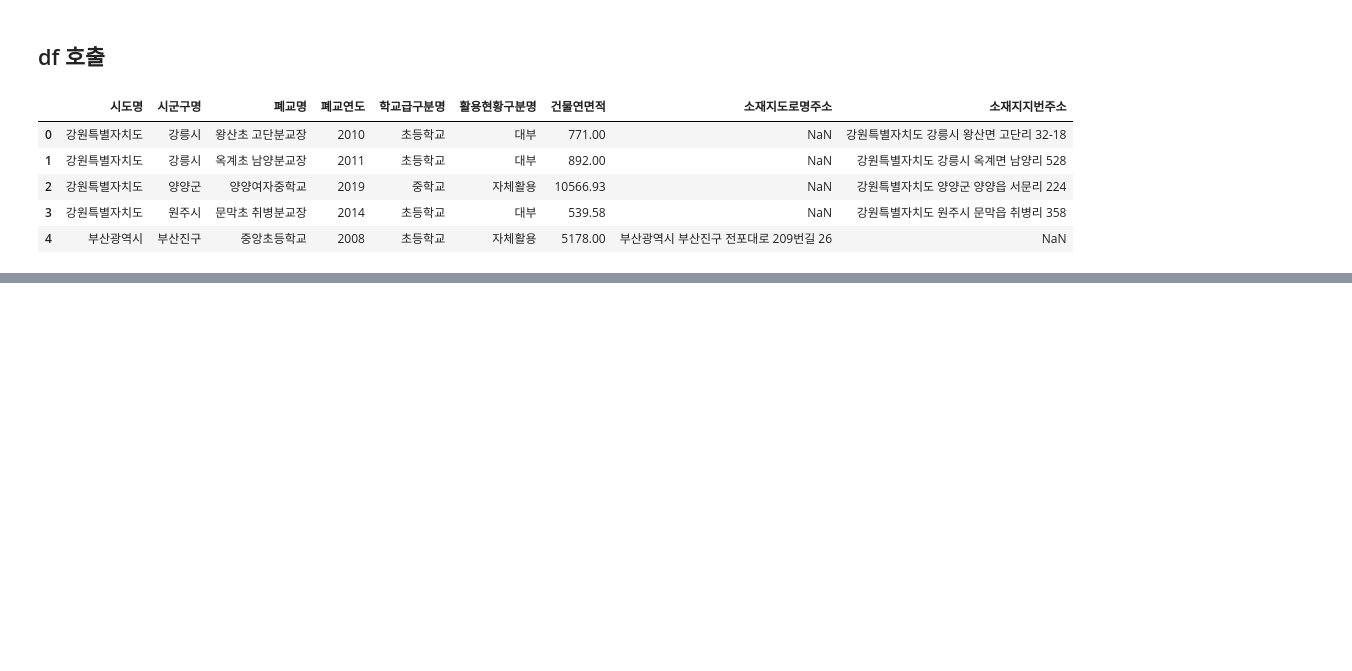
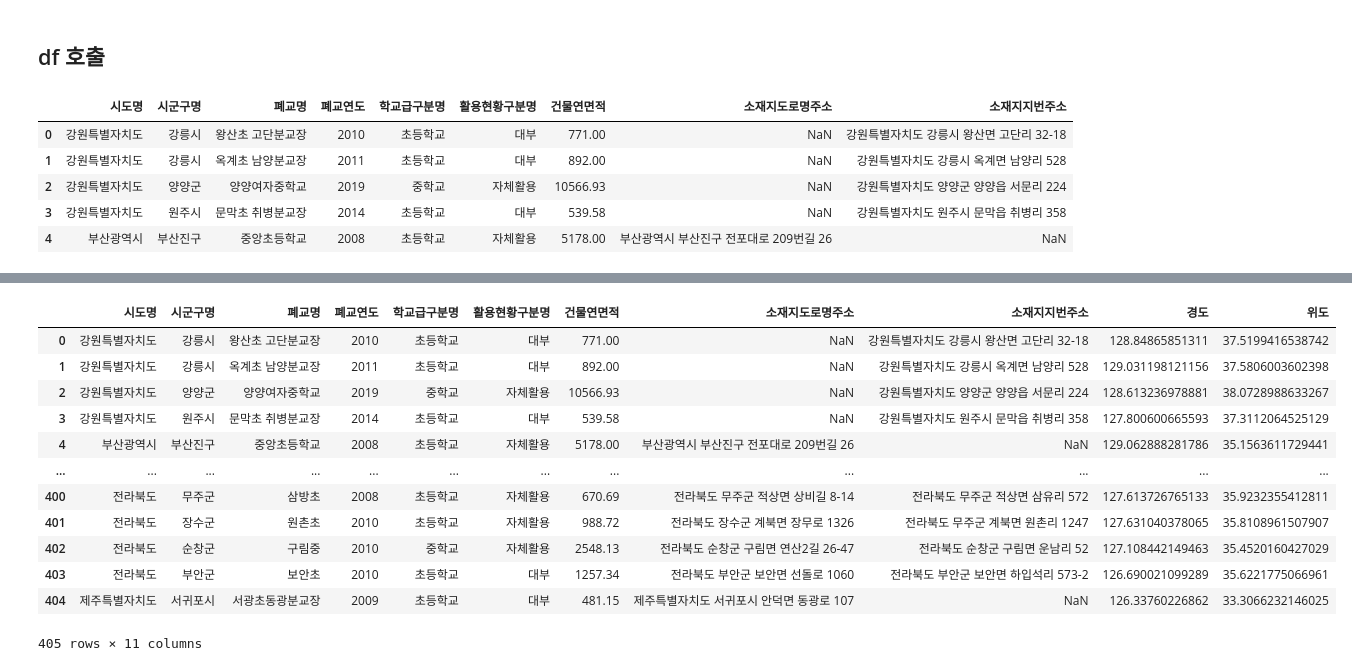
Before and after one commit to LYZAcell/data_study, a Jupyter notebook: 데이터저널/데저)위경도_추출.ipynb, the cells around one changed output, grey strips where cells are left out. Saved outputs shown, nothing was run; the diff lists cells and outputs as text; code cells hidden in the pictures; blank space fills up the shorter version.

```diff
--- a/데이터저널/데저)위경도_추출.ipynb
+++ b/데이터저널/데저)위경도_추출.ipynb
@@ -50,7 +51,7 @@ def test_address(address):
       return None
 # %%
 # 사용 예제
-address = "서울특별시 강남구 테헤란로 152"
+address = "부산광역시 부산진구 전포대로 209번길 26"
 coordinates = test_address(address)
 
 if coordinates:
@@ -78,0 +189,26 @@ df.head()
+# %%
+#보안상 빼둠
+api_key = "ec7cbcebaedfbf302ed77da39ea7ef3b"
+
+# 좌표를 저장할 빈 리스트 초기화
+longitudes = []
+latitudes = []
+
+# DataFrame 순회
+for index, row in df.iterrows():
+    if pd.notna(row['소재지도로명주소']):
+        address = row['소재지도로명주소']
+    elif pd.notna(row['소재지지번주소']):
+        address = row['소재지지번주소']
+    else:
+        longitudes.append(np.nan)  # 주소를 찾을 수 없는 경우 NaN 추가
+        latitudes.append(np.nan)
+        continue  # 다음 행으로 이동
+
+    longitude, latitude = get_coordinates(address, api_key)
+    longitudes.append(longitude)
+    latitudes.append(latitude)
+
+# DataFrame에 경도 및 위도 열 추가
+df['경도'] = longitudes  # 리스트를 새 열에 할당
+df['위도'] = latitudes
@@ -78,0 +221,16 @@ df.head()
+# %%
+df
+# %% [output]
+|  | 시도명 | 시군구명 | 폐교명 | 폐교연도 | 학교급구분명 | 활용현황구분명 | 건물연면적 | 소재지도로명주소 | 소재지지번주소 | 경도 | 위도 |
+| 0 | 강원특별자치도 | 강릉시 | 왕산초 고단분교장 | 2010 | 초등학교 | 대부 | 771.00 | NaN | 강원특별자치도 강릉시 왕산면 고단리 32-18 | 128.84865851311 | 37.5199416538742 |
+| 1 | 강원특별자치도 | 강릉시 | 옥계초 남양분교장 | 2011 | 초등학교 | 대부 | 892.00 | NaN | 강원특별자치도 강릉시 옥계면 남양리 528 | 129.031198121156 | 37.5806003602398 |
+| 2 | 강원특별자치도 | 양양군 | 양양여자중학교 | 2019 | 중학교 | 자체활용 | 10566.93 | NaN | 강원특별자치도 양양군 양양읍 서문리 224 | 128.613236978881 | 38.0728988633267 |
+| 3 | 강원특별자치도 | 원주시 | 문막초 취병분교장 | 2014 | 초등학교 | 대부 | 539.58 | NaN | 강원특별자치도 원주시 문막읍 취병리 358 | 127.800600665593 | 37.3112064525129 |
+| 4 | 부산광역시 | 부산진구 | 중앙초등학교 | 2008 | 초등학교 | 자체활용 | 5178.00 | 부산광역시 부산진구 전포대로 209번길 26 | NaN | 129.062888281786 | 35.1563611729441 |
+| ... | ... | ... | ... | ... | ... | ... | ... | ... | ... | ... | ... |
+| 400 | 전라북도 | 무주군 | 삼방초 | 2008 | 초등학교 | 자체활용 | 670.69 | 전라북도 무주군 적상면 상비길 8-14 | 전라북도 무주군 적상면 삼유리 572 | 127.613726765133 | 35.9232355412811 |
+| 401 | 전라북도 | 장수군 | 원촌초 | 2010 | 초등학교 | 자체활용 | 988.72 | 전라북도 장수군 계북면 장무로 1326 | 전라북도 무주군 계북면 원촌리 1247 | 127.631040378065 | 35.8108961507907 |
+| 402 | 전라북도 | 순창군 | 구림중 | 2010 | 중학교 | 자체활용 | 2548.13 | 전라북도 순창군 구림면 연산2길 26-47 | 전라북도 순창군 구림면 운남리 52 | 127.108442149463 | 35.4520160427029 |
+| 403 | 전라북도 | 부안군 | 보안초 | 2010 | 초등학교 | 대부 | 1257.34 | 전라북도 부안군 보안면 선돌로 1060 | 전라북도 부안군 보안면 하입석리 573-2 | 126.690021099289 | 35.6221775066961 |
+| 404 | 제주특별자치도 | 서귀포시 | 서광초동광분교장 | 2009 | 초등학교 | 대부 | 481.15 | 제주특별자치도 서귀포시 안덕면 동광로 107 | NaN | 126.33760226862 | 33.3066232146025 |
+405 rows × 11 columns
```
Also changed, not shown: parts of 7 cells of this notebook.
